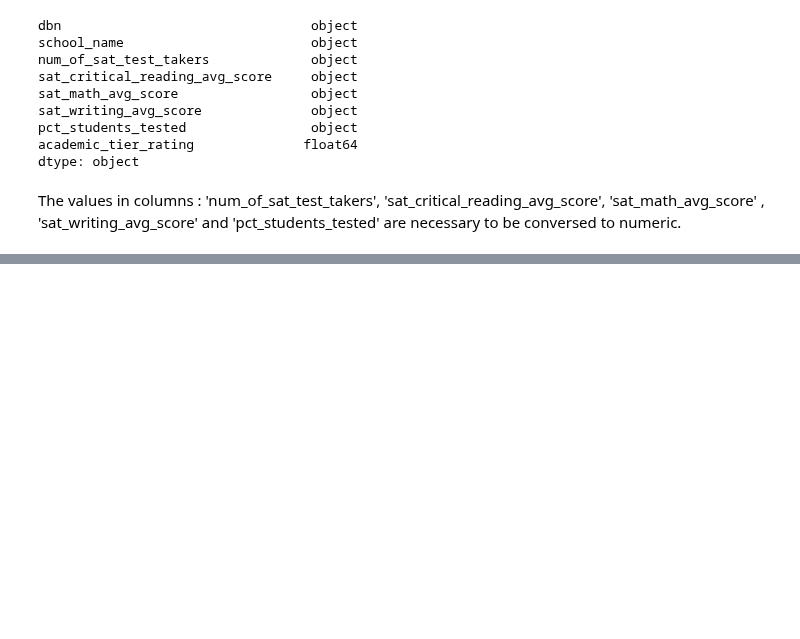
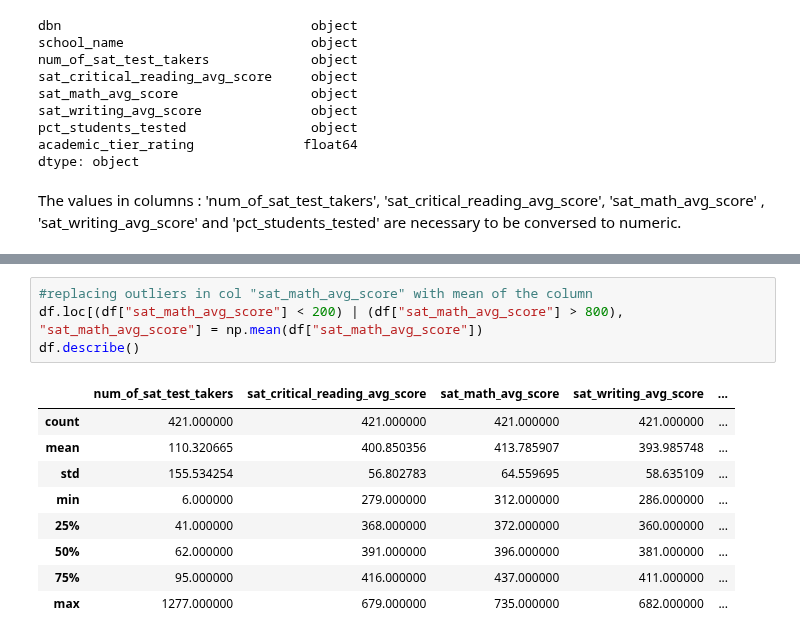
Before and after one commit to webeet-io/_onboarding_data, a Jupyter notebook: daily_tasks/day_4/sat_modeling.ipynb, the cells around one changed output, grey strips where cells are left out. Cells and saved outputs as stored; diff of their text form; blank space fills up the shorter version.

```diff
--- a/daily_tasks/day_4/sat_modeling.ipynb
+++ b/daily_tasks/day_4/sat_modeling.ipynb
@@ -348,0 +173,14 @@ sample_data
+# %%
+#replacing outliers in col "sat_math_avg_score" with mean of the column
+df.loc[(df["sat_math_avg_score"] < 200) | (df["sat_math_avg_score"] > 800), "sat_math_avg_score"] = np.mean(df["sat_math_avg_score"])
+df.describe()
+# %% [output]
+|  | num_of_sat_test_takers | sat_critical_reading_avg_score | sat_math_avg_score | sat_writing_avg_score | ... |
+| count | 421.000000 | 421.000000 | 421.000000 | 421.000000 | ... |
+| mean | 110.320665 | 400.850356 | 413.785907 | 393.985748 | ... |
+| std | 155.534254 | 56.802783 | 64.559695 | 58.635109 | ... |
+| min | 6.000000 | 279.000000 | 312.000000 | 286.000000 | ... |
+| 25% | 41.000000 | 368.000000 | 372.000000 | 360.000000 | ... |
+| 50% | 62.000000 | 391.000000 | 396.000000 | 381.000000 | ... |
+| 75% | 95.000000 | 416.000000 | 437.000000 | 411.000000 | ... |
+| max | 1277.000000 | 679.000000 | 735.000000 | 682.000000 | ... |
```
Also changed, not shown: parts of 54 cells of this notebook, 1 other file.
